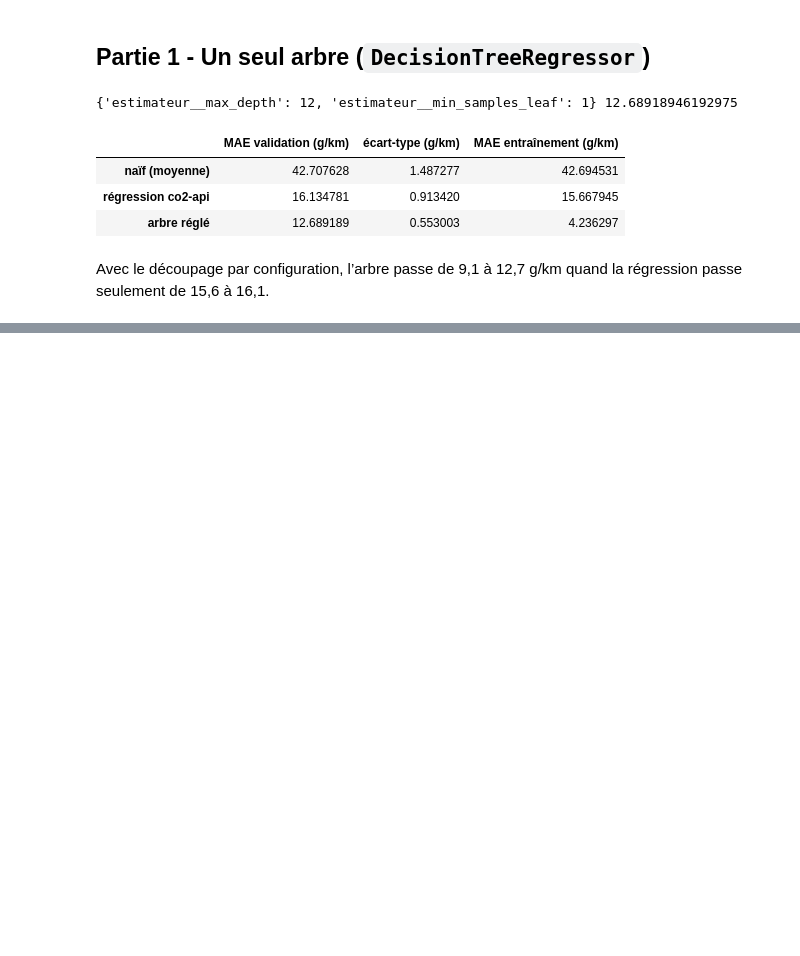
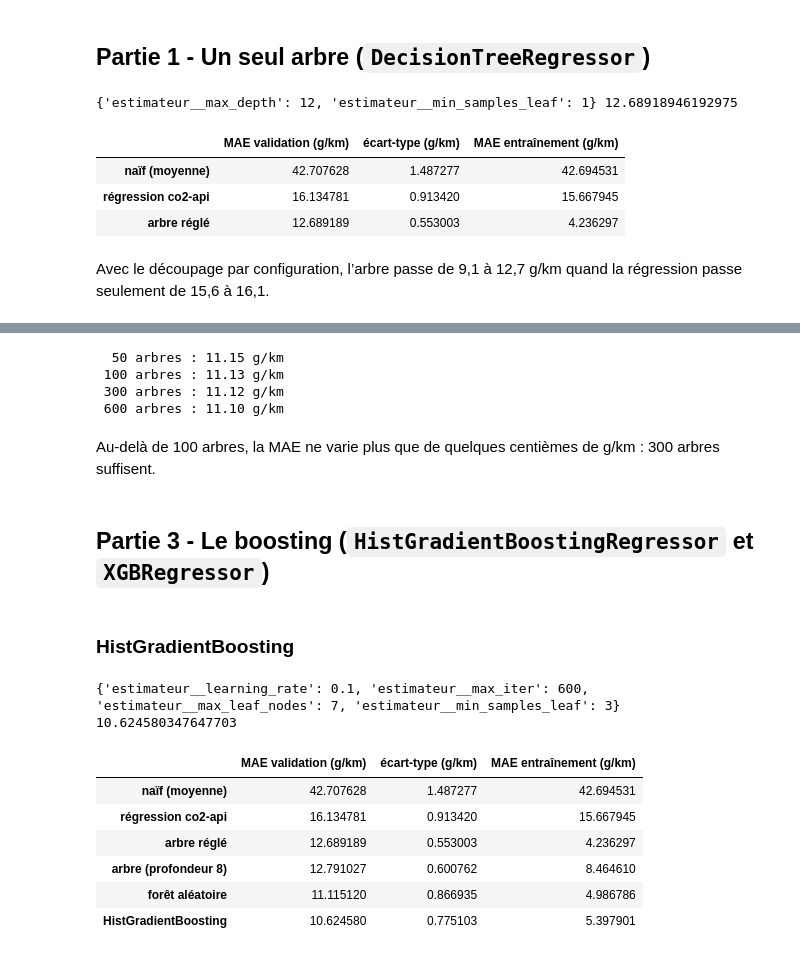
Before and after one commit to aissatougueye06/ml-co2-prediction, a Jupyter notebook: 04-arbres-boosting.ipynb, the cells around one changed output, grey strips where cells are left out. Drawn from its saved outputs; the diff is of its cells as text; code cells hidden in the pictures; blank space fills up the shorter version.

```diff
--- a/04-arbres-boosting.ipynb
+++ b/04-arbres-boosting.ipynb
@@ -196,0 +235,12 @@ Avec le découpage par configuration, l’arbre passe de 9,1 à 12,7 g/km quand
+# %%
+recherche_foret = GridSearchCV(
+    construire_pipe_arbre(RandomForestRegressor(n_estimators=N_ARBRES, random_state=RANDOM_STATE, n_jobs=-1)),
+    grille_foret, cv=plis, scoring="neg_mean_absolute_error", return_train_score=True,
+)
+
+recherche_foret.fit(X_tr, y_tr, groups=groupes_tr)
+print(recherche_foret.best_params_, -recherche_foret.best_score_)
+
+nom = "forêt aléatoire"
+resultats.loc[nom] = evaluer(nom, recherche_foret.best_estimator_)
+resultats
@@ -196,0 +261,17 @@ Avec le découpage par configuration, l’arbre passe de 9,1 à 12,7 g/km quand
+# %%
+for n in [50, 100, 300, 600]:
+    modele = clone(recherche_foret.best_estimator_).set_params(estimateur__n_estimators=n)
+    r = cross_validate(modele, X_tr, y_tr, cv=plis, groups=groupes_tr,
+                       scoring="neg_mean_absolute_error")
+    print(f"{n:>4} arbres : {-r['test_score'].mean():.2f} g/km")
+# %% [output]
+  50 arbres : 11.15 g/km
+ 100 arbres : 11.13 g/km
+ 300 arbres : 11.12 g/km
+ 600 arbres : 11.10 g/km
+# %% [markdown]
+Au-delà de 100 arbres, la MAE ne varie plus que de quelques centièmes de g/km : 300 arbres suffisent.
+# %% [markdown]
+## Partie 3 - Le boosting (`HistGradientBoostingRegressor` et `XGBRegressor`)
+# %% [markdown]
+### HistGradientBoosting
@@ -196,0 +286,24 @@ Avec le découpage par configuration, l’arbre passe de 9,1 à 12,7 g/km quand
+# %%
+recherche_hgb = GridSearchCV(
+    construire_pipe_arbre(HistGradientBoostingRegressor(
+        early_stopping=False, random_state=RANDOM_STATE
+        )
+    ),
+    grille_hgb, cv=plis, scoring="neg_mean_absolute_error", return_train_score=True,
+)
+
+recherche_hgb.fit(X_tr, y_tr, groups=groupes_tr)
+print(recherche_hgb.best_params_, -recherche_hgb.best_score_)
+
+nom = "HistGradientBoosting"
+resultats.loc[nom] = evaluer(nom, recherche_hgb.best_estimator_)
+resultats
+# %% [output]
+{'estimateur__learning_rate': 0.1, 'estimateur__max_iter': 600, 'estimateur__max_leaf_nodes': 7, 'estimateur__min_samples_leaf': 3} 10.624580347647703
+|  | MAE validation (g/km) | écart-type (g/km) | MAE entraînement (g/km) |
+| naïf (moyenne) | 42.707628 | 1.487277 | 42.694531 |
+| régression co2-api | 16.134781 | 0.913420 | 15.667945 |
+| arbre réglé | 12.689189 | 0.553003 | 4.236297 |
+| arbre (profondeur 8) | 12.791027 | 0.600762 | 8.464610 |
+| forêt aléatoire | 11.115120 | 0.866935 | 4.986786 |
+| HistGradientBoosting | 10.624580 | 0.775103 | 5.397901 |
```
Also changed, not shown: parts of 25 cells of this notebook, 1 other file.
